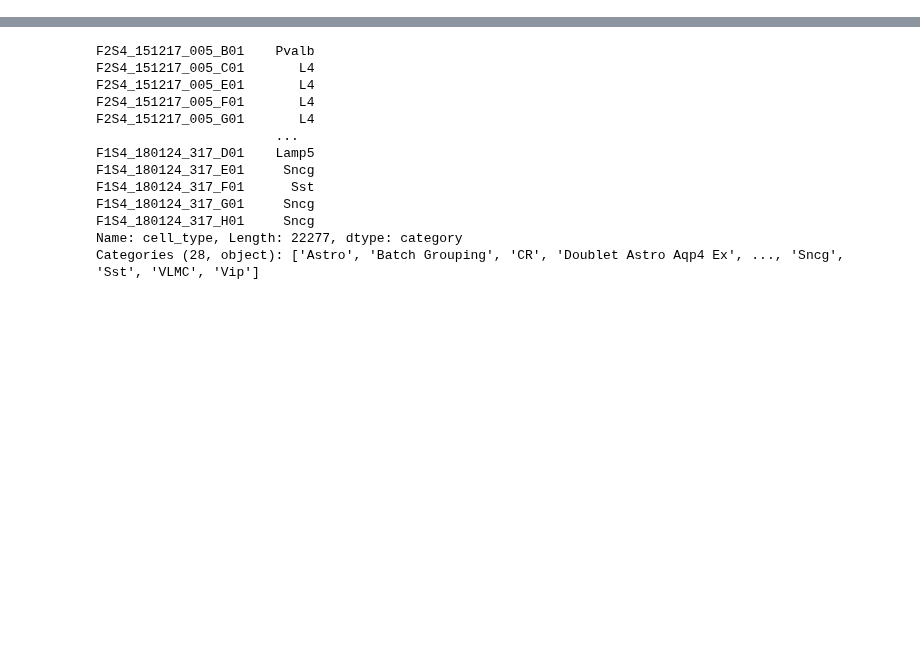
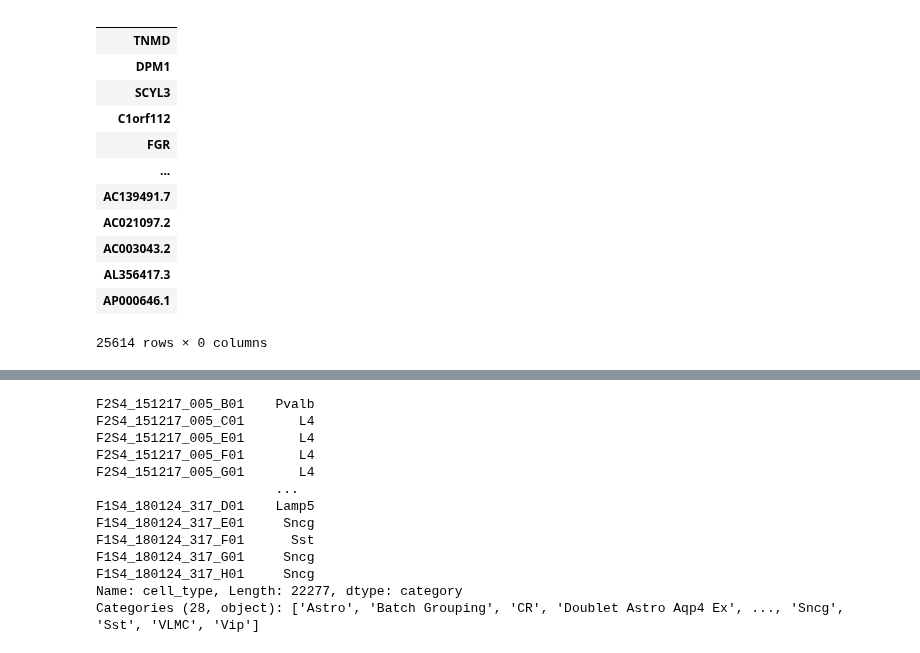
Before and after one commit to williamrobotma/AGrEDA, a Jupyter notebook: thesis_stuff.ipynb, the cells around one changed output, grey strips where cells are left out. Saved outputs shown, nothing was run; the diff lists cells and outputs as text; code cells hidden in the pictures; blank space fills up the shorter version.

```diff
--- a/thesis_stuff.ipynb
+++ b/thesis_stuff.ipynb
@@ -23,0 +64,16 @@ import matplotlib.pyplot as plt
+# %%
+dlpfc_genes["preprocessed"]
+# %% [output]
+|  |
+| TNMD |
+| DPM1 |
+| SCYL3 |
+| C1orf112 |
+| FGR |
+| ... |
+| AC139491.7 |
+| AC021097.2 |
+| AC003043.2 |
+| AL356417.3 |
+| AP000646.1 |
+25614 rows × 0 columns
```
Also changed, not shown: parts of 9 cells of this notebook.
